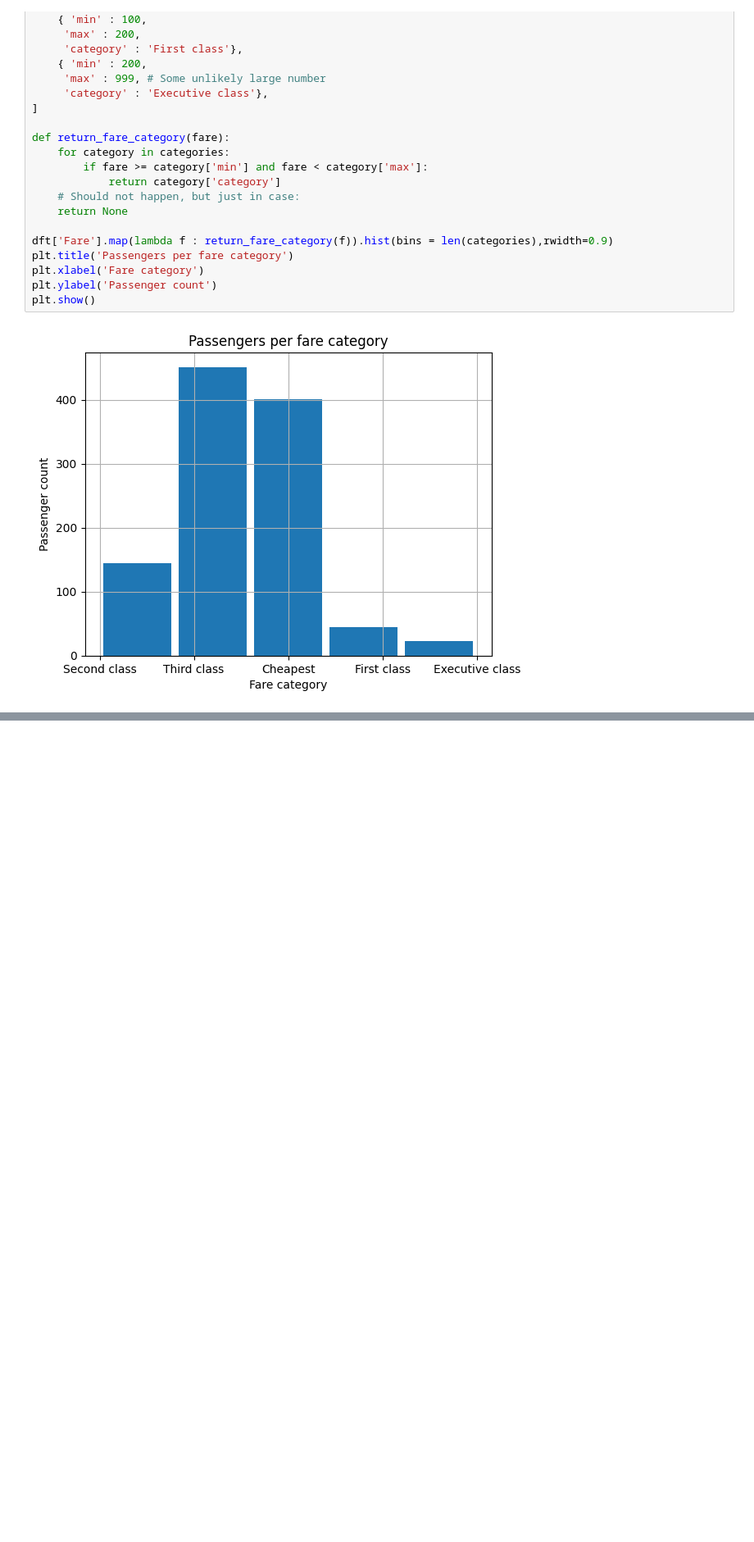
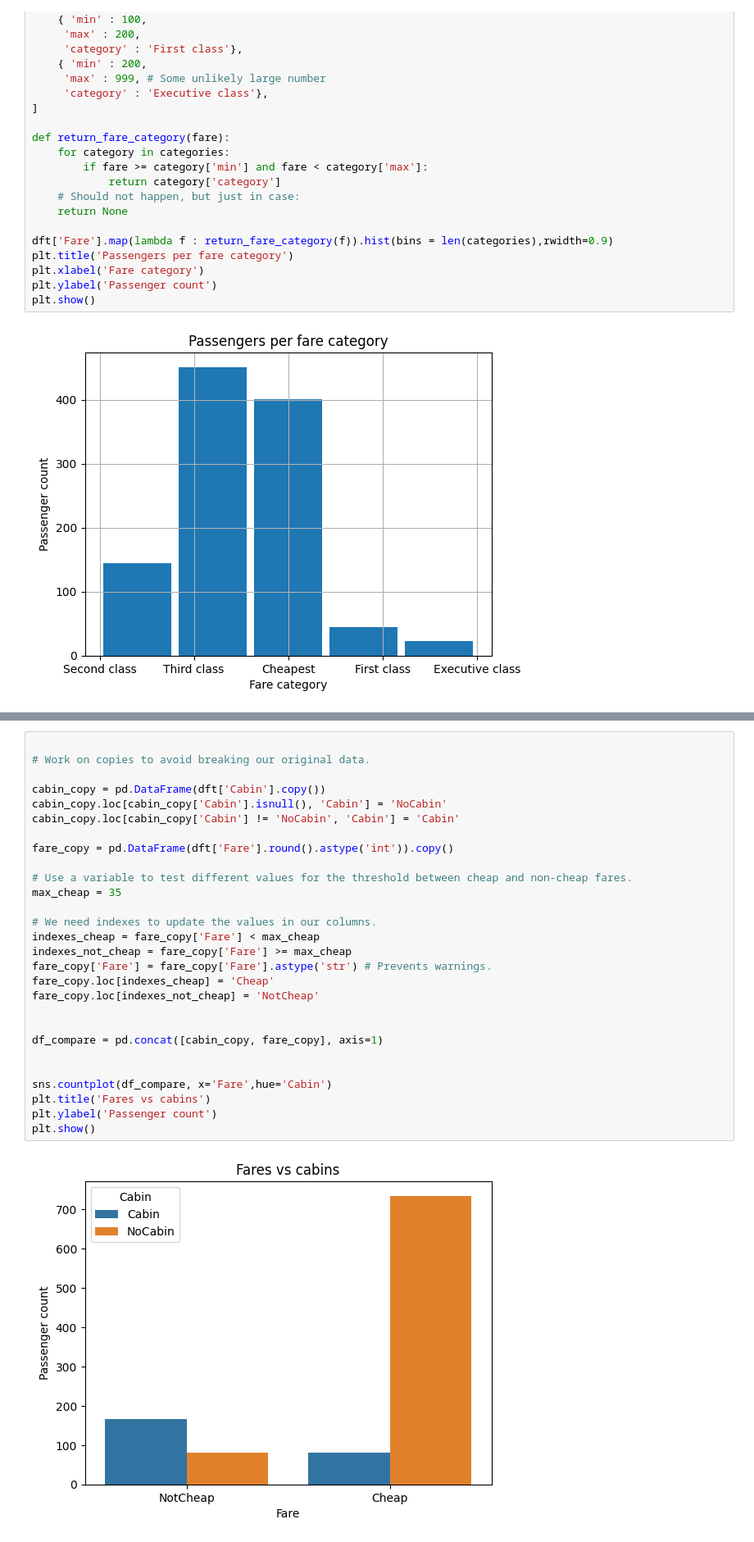
Before and after one commit to AIM-MADS-DATEXP/workshop-data-preparation, a Jupyter notebook: data_preparation.ipynb, the cells around one changed output, grey strips where cells are left out. Shown: that part at 82% size. Cells and saved outputs as stored; diff of their text form; blank space fills up the shorter version.

Commit message:
Finished data preparation notebook

```diff
--- a/data_preparation.ipynb
+++ b/data_preparation.ipynb
@@ -498,0 +514,30 @@ TODO
+# %%
+
+# Work on copies to avoid breaking our original data.
+
+cabin_copy = pd.DataFrame(dft['Cabin'].copy())
+cabin_copy.loc[cabin_copy['Cabin'].isnull(), 'Cabin'] = 'NoCabin'
+cabin_copy.loc[cabin_copy['Cabin'] != 'NoCabin', 'Cabin'] = 'Cabin'
+
+fare_copy = pd.DataFrame(dft['Fare'].round().astype('int')).copy()
+
+# Use a variable to test different values for the threshold between cheap and non-cheap fares.
+max_cheap = 35
+
+# We need indexes to update the values in our columns.
+indexes_cheap = fare_copy['Fare'] < max_cheap
+indexes_not_cheap = fare_copy['Fare'] >= max_cheap
+fare_copy['Fare'] = fare_copy['Fare'].astype('str') # Prevents warnings.
+fare_copy.loc[indexes_cheap] = 'Cheap'
+fare_copy.loc[indexes_not_cheap] = 'NotCheap'
+
+
+df_compare = pd.concat([cabin_copy, fare_copy], axis=1)
+
+
+sns.countplot(df_compare, x='Fare',hue='Cabin')
+plt.title('Fares vs cabins')
+plt.ylabel('Passenger count')
+plt.show()
+# %% [output]
+[figure, added]
```
Also changed, not shown: parts of 15 cells of this notebook.
